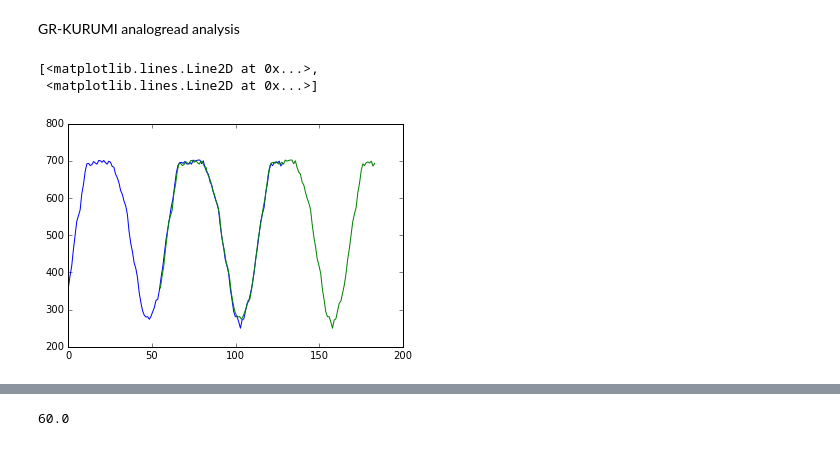
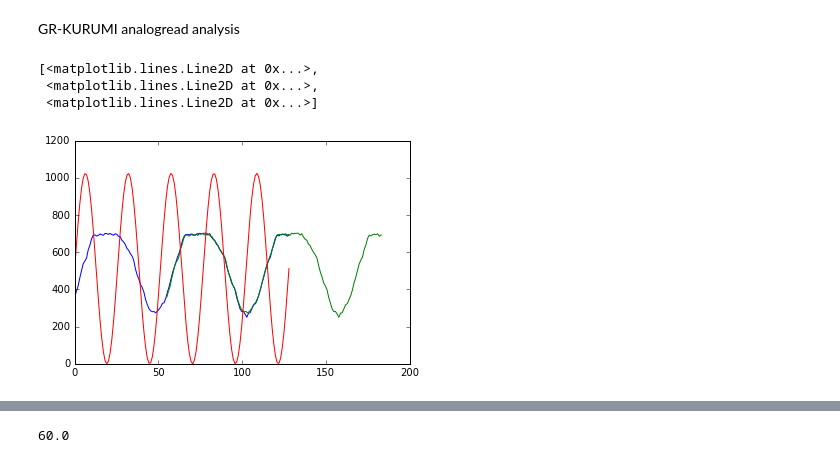
Before and after one commit to hamling-ling/OsakanaFFT, a Jupyter notebook: research/kurumi.ipynb, the cells around one changed output, grey strips where cells are left out. Cells and saved outputs as stored; diff of their text form; code cells hidden in the pictures.

```diff
--- a/research/kurumi.ipynb
+++ b/research/kurumi.ipynb
@@ -8,11 +8,16 @@ GR-KURUMI analogread analysis
 # %%
 data=np.loadtxt('kurumi_B1.dat', delimiter=',')
 ts = np.linspace(0,128,128);
-plt.plot(ts,data[0:128], ts+55,data[0:128])
+#plt.plot(ts,data[0:128], ts+55,data[0:128])
+
+sig=np.sin(5*2*np.pi * ts)+1
+sig=sig*512
+plt.plot(ts,data[0:128], ts+55,data[0:128], ts,sig)
 # %% [output]
 [<matplotlib.lines.Line2D at 0x...>,
+ <matplotlib.lines.Line2D at 0x...>,
  <matplotlib.lines.Line2D at 0x...>]
-[figure, old version]
+[figure, new version]
 # %%
 def funcM(x,t):
     ret=sum(x[0:N2])+sum(x[t:N2+t])
```
